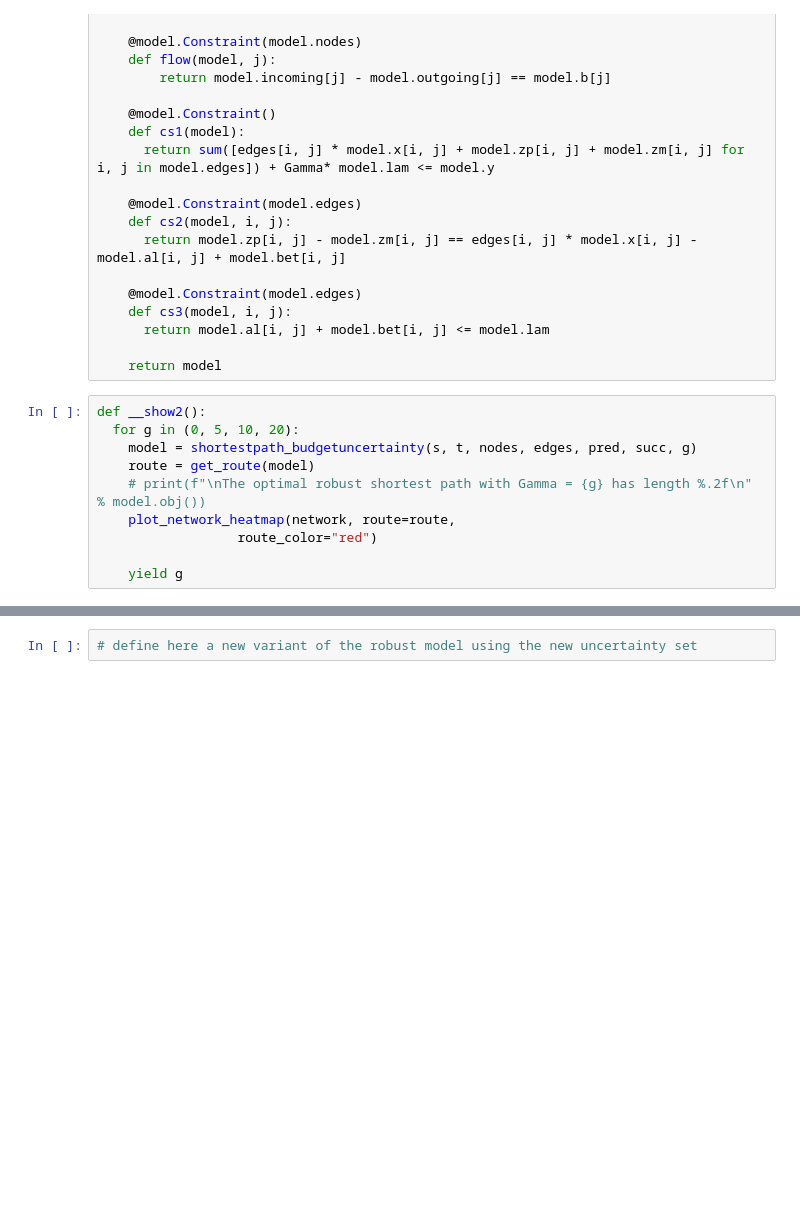
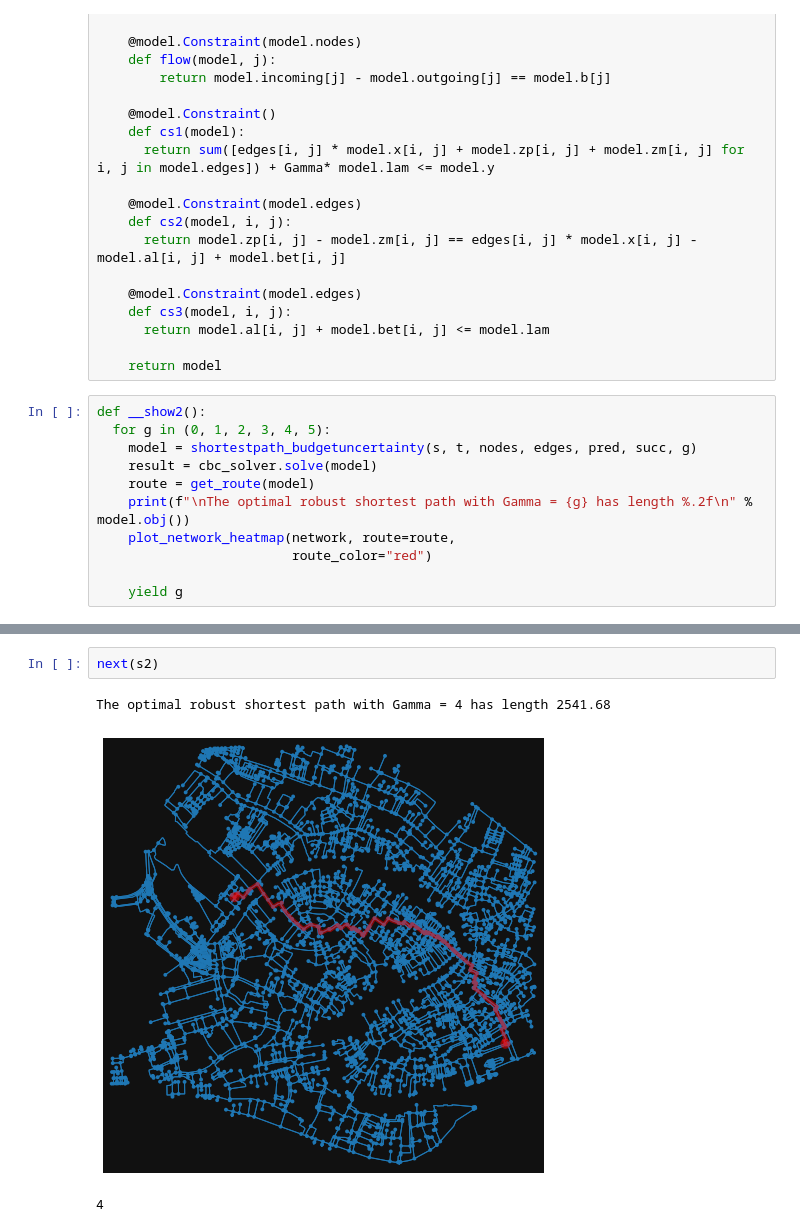
Before and after one commit to AnhVanGiang/MO, a Jupyter notebook: Third_assignment_Mathematical_optimization_2022_2023.ipynb, the cells around one changed output, grey strips where cells are left out. Saved outputs shown, nothing was run; the diff lists cells and outputs as text; blank space fills up the shorter version.

```diff
--- a/Third_assignment_Mathematical_optimization_2022_2023.ipynb
+++ b/Third_assignment_Mathematical_optimization_2022_2023.ipynb
@@ -506,12 +508,13 @@ def shortestpath_budgetuncertainty(s, t, nodes, edges, pred, succ, Gamma):
     return model
 # %%
 def __show2():
-  for g in (0, 5, 10, 20):
+  for g in (0, 1, 2, 3, 4, 5):
     model = shortestpath_budgetuncertainty(s, t, nodes, edges, pred, succ, g)
+    result = cbc_solver.solve(model)
     route = get_route(model)
-    # print(f"\nThe optimal robust shortest path with Gamma = {g} has length %.2f\n" % model.obj())
+    print(f"\nThe optimal robust shortest path with Gamma = {g} has length %.2f\n" % model.obj())
     plot_network_heatmap(network, route=route,
-                  route_color="red")
+                         route_color="red")
 
     yield g
 # %%
@@ -528,2 +545,6 @@ next(s2)
-# %%
-# define here a new variant of the robust model using the new uncertainty set
+# %%
+next(s2)
+# %% [output]
+The optimal robust shortest path with Gamma = 4 has length 2541.68
+[figure, added]
+4
```
Also changed, not shown: parts of 6 cells of this notebook.
